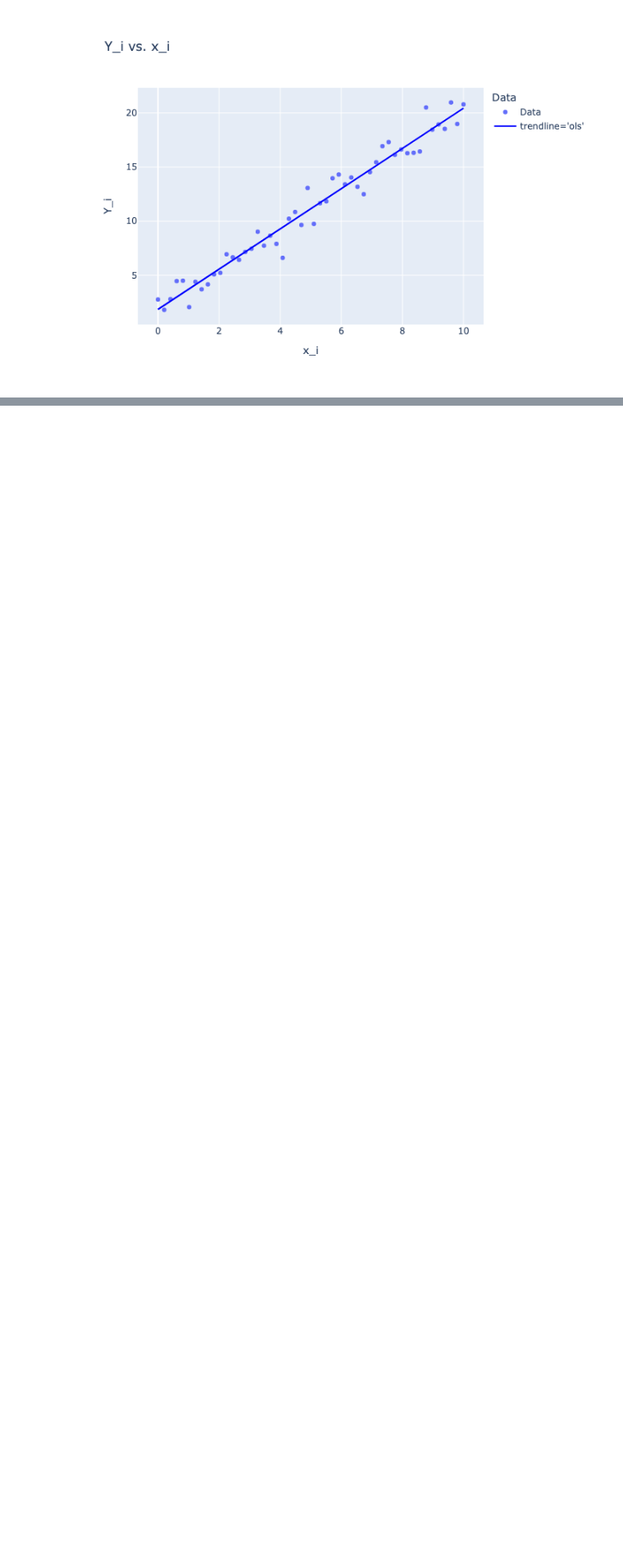
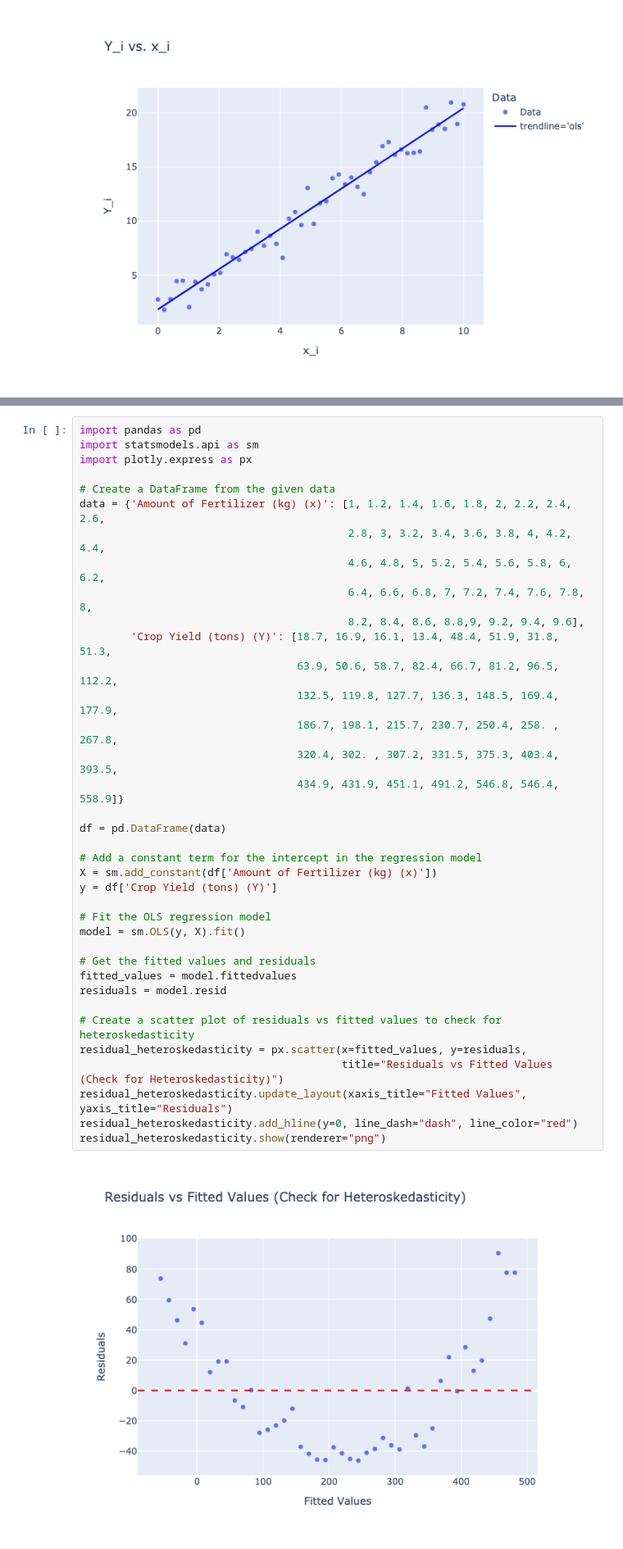
Before and after one commit to cesium132dot9/STA130, a Jupyter notebook: HW06.ipynb, the cells around one changed output, grey strips where cells are left out. Shown at 82% size. Drawn from its saved outputs; the diff is of its cells as text; blank space fills up the shorter version.

```diff
--- a/HW06.ipynb
+++ b/HW06.ipynb
@@ -110,0 +302,39 @@ We clarified that 𝑅^2 represents the proportion of variance explained by the
+# %%
+import pandas as pd
+import statsmodels.api as sm
+import plotly.express as px
+
+# Create a DataFrame from the given data
+data = {'Amount of Fertilizer (kg) (x)': [1, 1.2, 1.4, 1.6, 1.8, 2, 2.2, 2.4, 2.6,
+                                          2.8, 3, 3.2, 3.4, 3.6, 3.8, 4, 4.2, 4.4,
+                                          4.6, 4.8, 5, 5.2, 5.4, 5.6, 5.8, 6, 6.2,
+                                          6.4, 6.6, 6.8, 7, 7.2, 7.4, 7.6, 7.8, 8,
+                                          8.2, 8.4, 8.6, 8.8,9, 9.2, 9.4, 9.6],
+        'Crop Yield (tons) (Y)': [18.7, 16.9, 16.1, 13.4, 48.4, 51.9, 31.8, 51.3,
+                                  63.9, 50.6, 58.7, 82.4, 66.7, 81.2, 96.5, 112.2,
+                                  132.5, 119.8, 127.7, 136.3, 148.5, 169.4, 177.9,
+                                  186.7, 198.1, 215.7, 230.7, 250.4, 258. , 267.8,
+                                  320.4, 302. , 307.2, 331.5, 375.3, 403.4, 393.5,
+                                  434.9, 431.9, 451.1, 491.2, 546.8, 546.4, 558.9]}
+
+df = pd.DataFrame(data)
+
+# Add a constant term for the intercept in the regression model
+X = sm.add_constant(df['Amount of Fertilizer (kg) (x)'])
+y = df['Crop Yield (tons) (Y)']
+
+# Fit the OLS regression model
+model = sm.OLS(y, X).fit()
+
+# Get the fitted values and residuals
+fitted_values = model.fittedvalues
+residuals = model.resid
+
+# Create a scatter plot of residuals vs fitted values to check for heteroskedasticity
+residual_heteroskedasticity = px.scatter(x=fitted_values, y=residuals,
+                                         title="Residuals vs Fitted Values (Check for Heteroskedasticity)")
+residual_heteroskedasticity.update_layout(xaxis_title="Fitted Values", yaxis_title="Residuals")
+residual_heteroskedasticity.add_hline(y=0, line_dash="dash", line_color="red")
+residual_heteroskedasticity.show(renderer="png")
+# %% [output]
+[figure, added]
```
Also changed, not shown: parts of 14 cells of this notebook.
